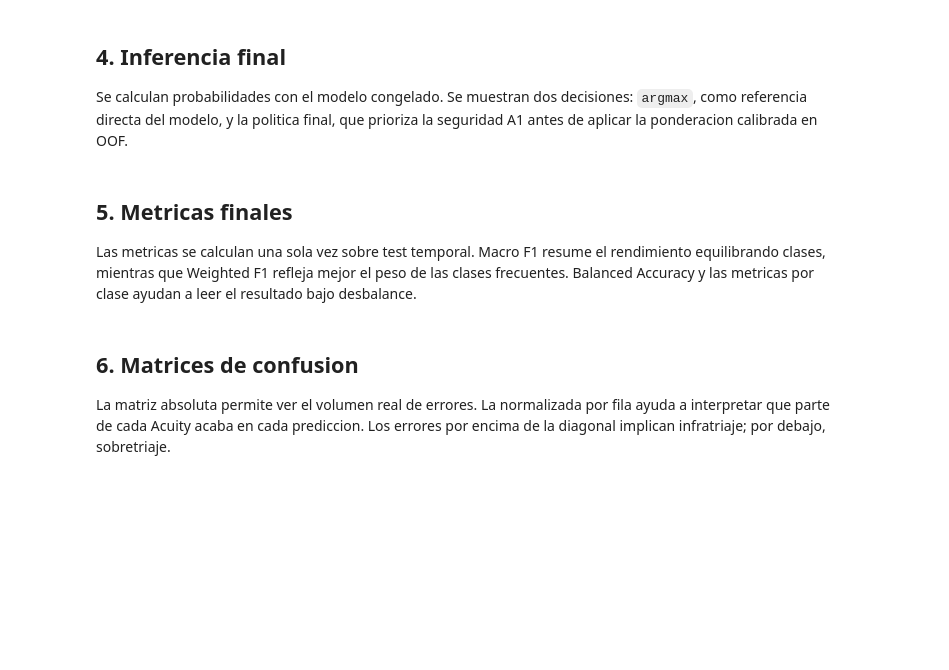
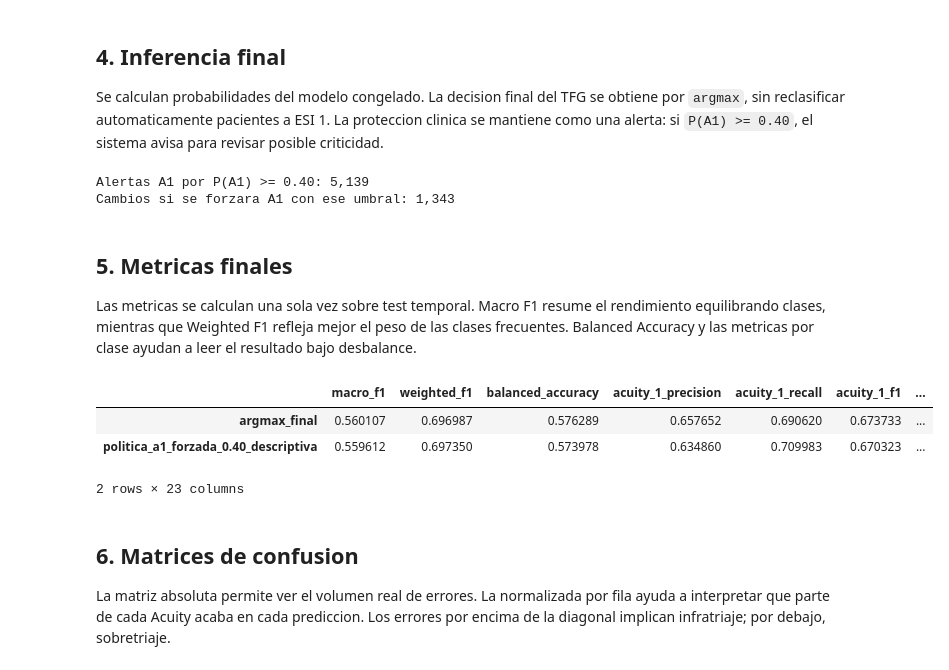
Before and after one commit to CarlosRubM/triaje-ia-tfg, a Jupyter notebook: notebooks/4_evaluation/08_model_evaluation.ipynb, the cells around one changed output. Cells and saved outputs as stored; diff of their text form; code cells hidden in the pictures; blank space fills up the shorter version.

```diff
--- a/notebooks/4_evaluation/08_model_evaluation.ipynb
+++ b/notebooks/4_evaluation/08_model_evaluation.ipynb
@@ -111,17 +121,21 @@ feature_payload = json.loads(INPUTS["feature_list"].read_text(encoding="utf-8"))
 training_metadata = json.loads(INPUTS["metadata"].read_text(encoding="utf-8"))
 
 FINAL_FEATURES = feature_payload["features"]
-THRESHOLD_A1 = float(thresholds["threshold_a1"])
+POLICY = thresholds["policy"]
+WARNING_THRESHOLD_A1 = float(thresholds["warning_threshold_a1"])
+MIN_THRESHOLD_A1 = float(thresholds.get("minimum_allowed_threshold_a1", 0.20))
 CLASS_WEIGHTS = np.asarray(thresholds["class_weights"], dtype=float)
 
-assert THRESHOLD_A1 >= 0.20
+assert POLICY == "argmax_with_a1_warning"
+assert WARNING_THRESHOLD_A1 >= MIN_THRESHOLD_A1 >= 0.20
 assert CLASS_WEIGHTS.shape == (5,)
 assert len(FINAL_FEATURES) == int(feature_payload["n_features"])
 assert not pd.Index(FINAL_FEATURES).duplicated().any()
 assert model.n_features_in_ == len(FINAL_FEATURES)
 assert thresholds["calibrated_on"] == "OOF train probabilities only"
+assert thresholds["policy_options_evaluated_on"] == "OOF train probabilities only"
 
 print(f"Modelo congelado: {feature_payload['model_name']}")
 print(f"Features esperadas: {len(FINAL_FEATURES)}")
-print(f"Threshold A1: {THRESHOLD_A1:.2f}")
-print(f"Politica: {thresholds['policy']}")
+print(f"Politica final: {POLICY}")
+print(f"Umbral de alerta A1: {WARNING_THRESHOLD_A1:.2f}")
@@ -191,9 +232,9 @@ print(f"BERT/SVD: {bert_svd_label}")
 # %% [markdown]
 ## 4. Inferencia final
 
-Se calculan probabilidades con el modelo congelado. Se muestran dos decisiones: `argmax`, como referencia directa del modelo, y la politica final, que prioriza la seguridad A1 antes de aplicar la ponderacion calibrada en OOF.
+Se calculan probabilidades del modelo congelado. La decision final del TFG se obtiene por `argmax`, sin reclasificar automaticamente pacientes a ESI 1. La proteccion clinica se mantiene como una alerta: si `P(A1) >= 0.40`, el sistema avisa para revisar posible criticidad.
 # %%
-def aplicar_politica_clinica(
+def aplicar_politica_forzada_a1(
     proba: np.ndarray,
     class_weights: np.ndarray,
     threshold_a1: float,
@@ -207,15 +248,26 @@ def aplicar_politica_clinica(
 
 proba_test = model.predict_proba(X_eval)
 y_pred_argmax = np.argmax(proba_test, axis=1) + 1
-y_pred_final = aplicar_politica_clinica(proba_test, CLASS_WEIGHTS, THRESHOLD_A1)
+a1_warning = proba_test[:, 0] >= WARNING_THRESHOLD_A1
+y_pred_final = y_pred_argmax.copy()
+y_pred_forced_a1 = aplicar_politica_forzada_a1(
+    proba_test, CLASS_WEIGHTS, WARNING_THRESHOLD_A1
+)
 
 assert proba_test.shape == (len(y_test), 5)
 assert np.allclose(proba_test.sum(axis=1), 1.0, atol=1e-5)
 assert set(y_pred_argmax).issubset(set(CLASSES))
 assert set(y_pred_final).issubset(set(CLASSES))
+assert set(y_pred_forced_a1).issubset(set(CLASSES))
+assert np.array_equal(y_pred_final, y_pred_argmax)
 
-changed_by_policy = int((y_pred_argmax != y_pred_final).sum())
-print(f"Casos modificados por la politica final: {changed_by_policy:,}")
+n_alertas = int(a1_warning.sum())
+would_change_forced = int((y_pred_forced_a1 != y_pred_argmax).sum())
+print(f"Alertas A1 por P(A1) >= {WARNING_THRESHOLD_A1:.2f}: {n_alertas:,}")
+print(f"Cambios si se forzara A1 con ese umbral: {would_change_forced:,}")
+# %% [output]
+Alertas A1 por P(A1) >= 0.40: 5,139
+Cambios si se forzara A1 con ese umbral: 1,343
 # %% [markdown]
 ## 5. Metricas finales
 
@@ -235,38 +287,49 @@ def resumen_metricas(y_true: pd.Series, y_pred: np.ndarray) -> dict[str, Any]:
     for i, cls in enumerate(CLASSES):
         metrics[f"acuity_{cls}_precision"] = float(precision[i])
         metrics[f"acuity_{cls}_recall"] = float(recall[i])
         metrics[f"acuity_{cls}_f1"] = float(f1[i])
         metrics[f"acuity_{cls}_support"] = int(support[i])
     return metrics
 
 
 metrics_argmax = resumen_metricas(y_test, y_pred_argmax)
-metrics_final = resumen_metricas(y_test, y_pred_final)
+metrics_forced_a1 = resumen_metricas(y_test, y_pred_forced_a1)
+metrics_final = metrics_argmax
 report_df = pd.DataFrame(
     classification_report(
         y_test,
         y_pred_final,
         labels=CLASSES,
         target_names=CLASS_NAMES,
         zero_division=0,
         output_dict=True,
     )
 ).T
 report_df.to_csv(OUTPUTS["classification_report"], index=True)
 
 final_metrics = {
     "model_name": feature_payload["model_name"],
     "n_test": int(len(y_test)),
+    "decision_final": "argmax",
+    "a1_warning_threshold": WARNING_THRESHOLD_A1,
     "decision_argmax": metrics_argmax,
-    "decision_final_policy": metrics_final,
-    "threshold_a1": THRESHOLD_A1,
-    "class_weights": [float(x) for x in CLASS_WEIGHTS],
+    "decision_final_argmax": metrics_final,
+    "decision_forced_a1_040_descriptive": metrics_forced_a1,
+    "class_weights_oof_for_alternative_policy": [float(x) for x in CLASS_WEIGHTS],
 }
 OUTPUTS["final_metrics"].write_text(
     json.dumps(final_metrics, indent=2, ensure_ascii=False), encoding="utf-8"
 )
 
-pd.DataFrame([metrics_argmax, metrics_final], index=["argmax", "politica_final"])
+pd.DataFrame(
+    [metrics_argmax, metrics_forced_a1],
+    index=["argmax_final", "politica_a1_forzada_0.40_descriptiva"],
+)
+# %% [output]
+|  | macro_f1 | weighted_f1 | balanced_accuracy | acuity_1_precision | acuity_1_recall | acuity_1_f1 | ... |
+| argmax_final | 0.560107 | 0.696987 | 0.576289 | 0.657652 | 0.690620 | 0.673733 | ... |
+| politica_a1_forzada_0.40_descriptiva | 0.559612 | 0.697350 | 0.573978 | 0.634860 | 0.709983 | 0.670323 | ... |
+2 rows × 23 columns
 # %% [markdown]
 ## 6. Matrices de confusion
 
```
Also changed, not shown: parts of 12 cells of this notebook, 5 other files.
